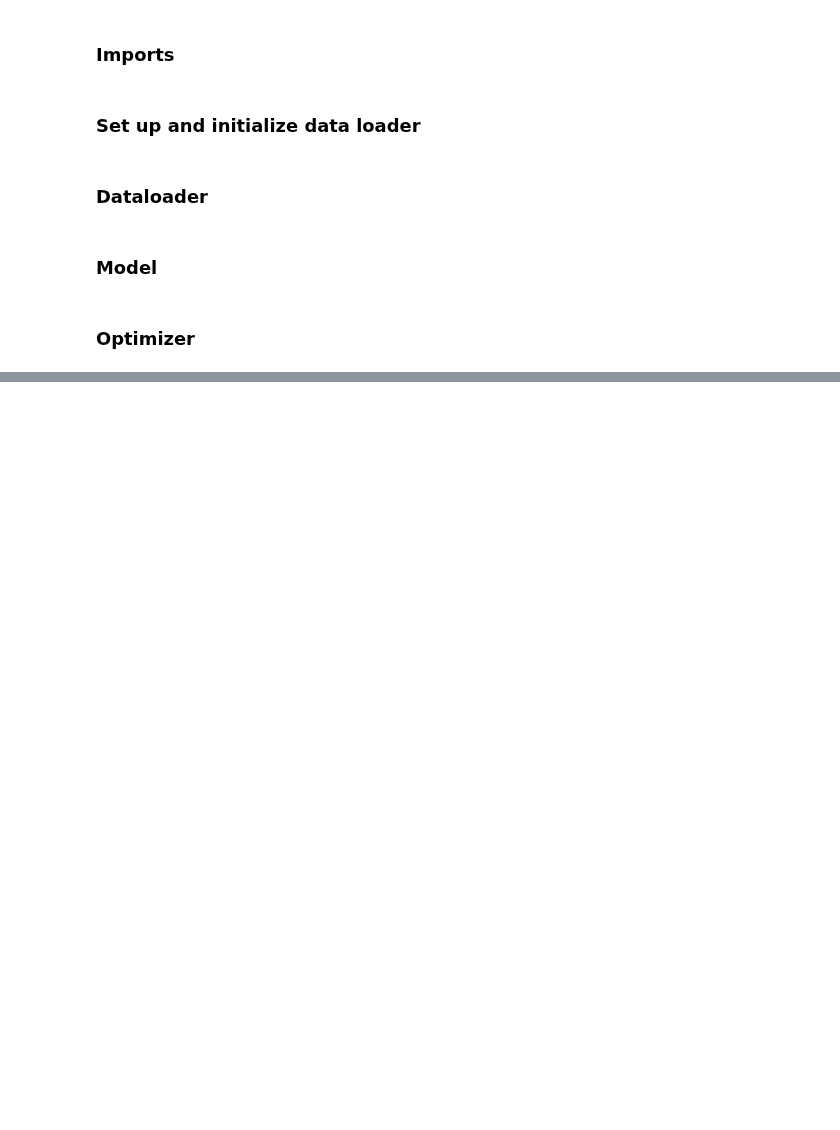
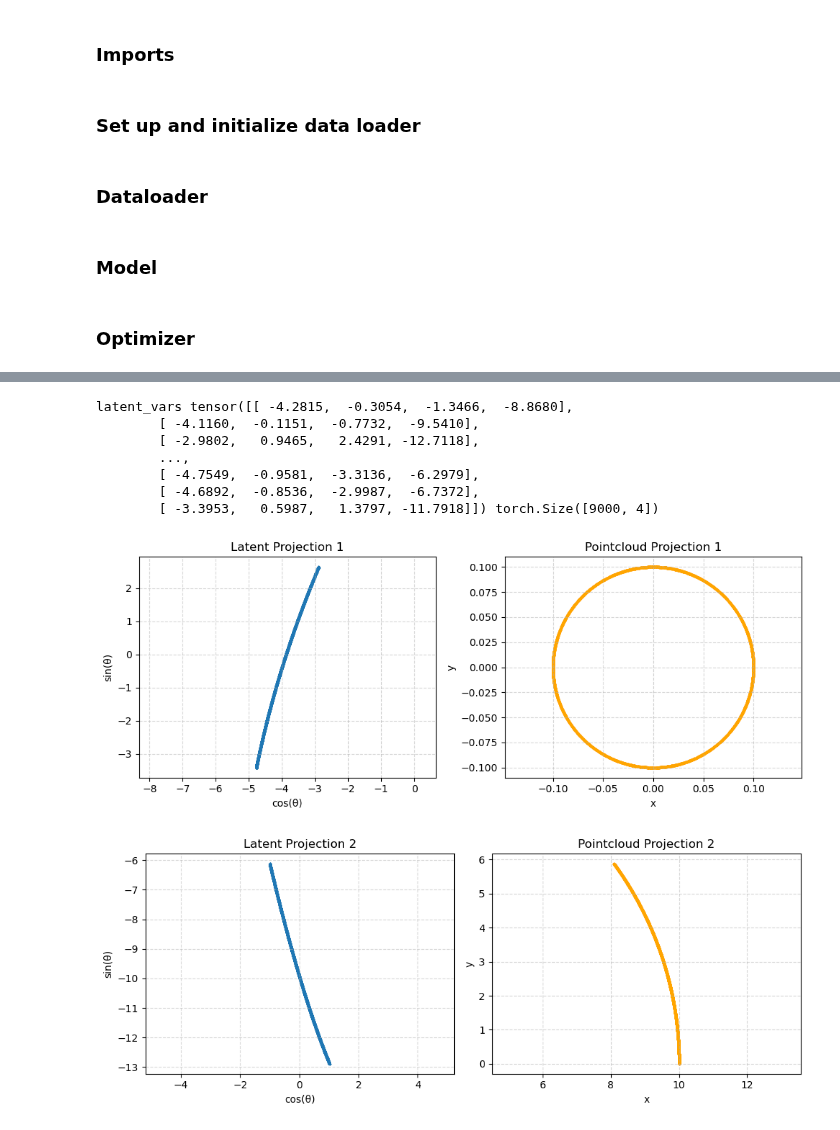
Before and after one commit to graeps/TopoGeoAEs, a Jupyter notebook: experiments/shape_toroidal_ae.ipynb, the cells around one changed output, grey strips where cells are left out. Drawn from its saved outputs; the diff is of its cells as text; code cells hidden in the pictures; blank space fills up the shorter version.

```diff
--- a/experiments/shape_toroidal_ae.ipynb
+++ b/experiments/shape_toroidal_ae.ipynb
@@ -139,0 +130,12 @@ Epoch 5/5, Train Loss: 0.1923, Test Loss: 0.1880
+# %%
+utils.plot_latent_projections(euclidean_model,pointcloud, train_loader)
+# %% [output]
+latent_vars tensor([[ -4.2815,  -0.3054,  -1.3466,  -8.8680],
+        [ -4.1160,  -0.1151,  -0.7732,  -9.5410],
+        [ -2.9802,   0.9465,   2.4291, -12.7118],
+        ...,
+        [ -4.7549,  -0.9581,  -3.3136,  -6.2979],
+        [ -4.6892,  -0.8536,  -2.9987,  -6.7372],
+        [ -3.3953,   0.5987,   1.3797, -11.7918]]) torch.Size([9000, 4])
+[figure, added]
+[figure, added]
```
Also changed, not shown: parts of 11 cells of this notebook, 5 other files.
